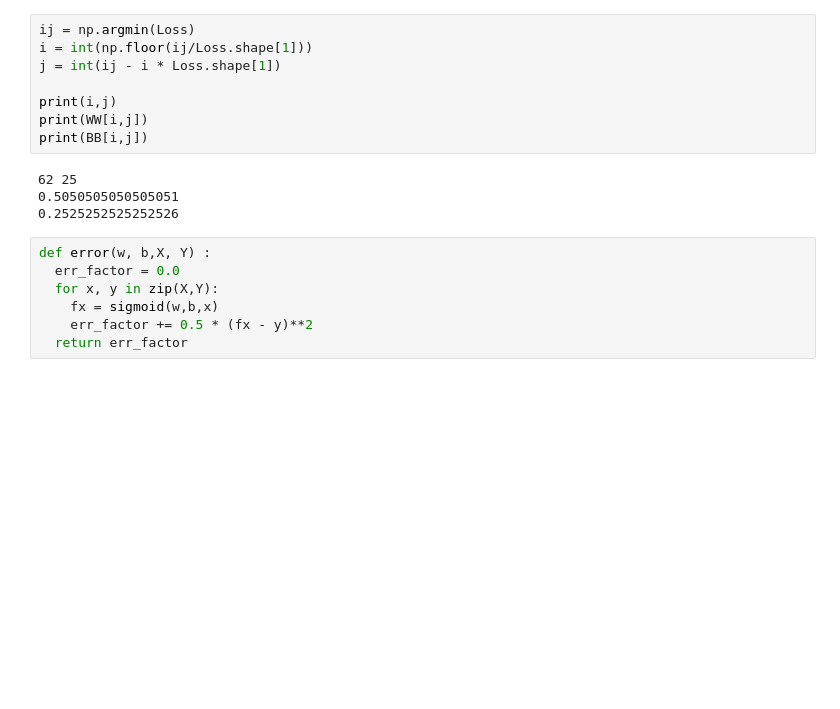
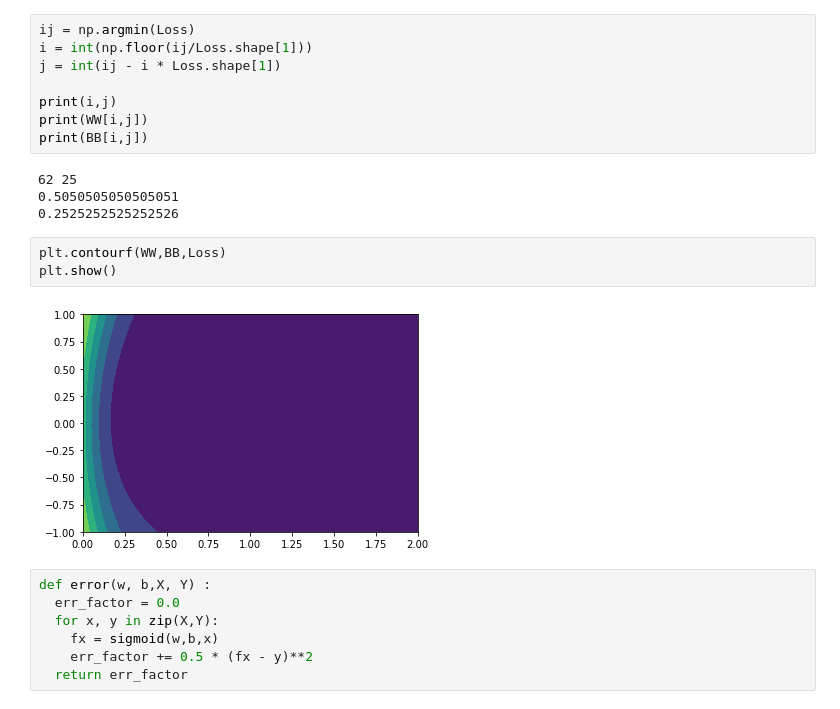
Before and after one commit to aborundiya/NeuralNetwork, a Jupyter notebook: gradientDescent.ipynb, the cells around one changed output. Cells and saved outputs as stored; diff of their text form; blank space fills up the shorter version.

```diff
--- a/gradientDescent.ipynb
+++ b/gradientDescent.ipynb
@@ -98,6 +103,11 @@ print(BB[i,j])
 62 25
 0.5050505050505051
 0.2525252525252526
+# %%
+plt.contourf(WW,BB,Loss)
+plt.show()
+# %% [output]
+[figure, added]
 # %%
 def error(w, b,X, Y) :
   err_factor = 0.0
```
Also changed, not shown: parts of 1 cell of this notebook.
